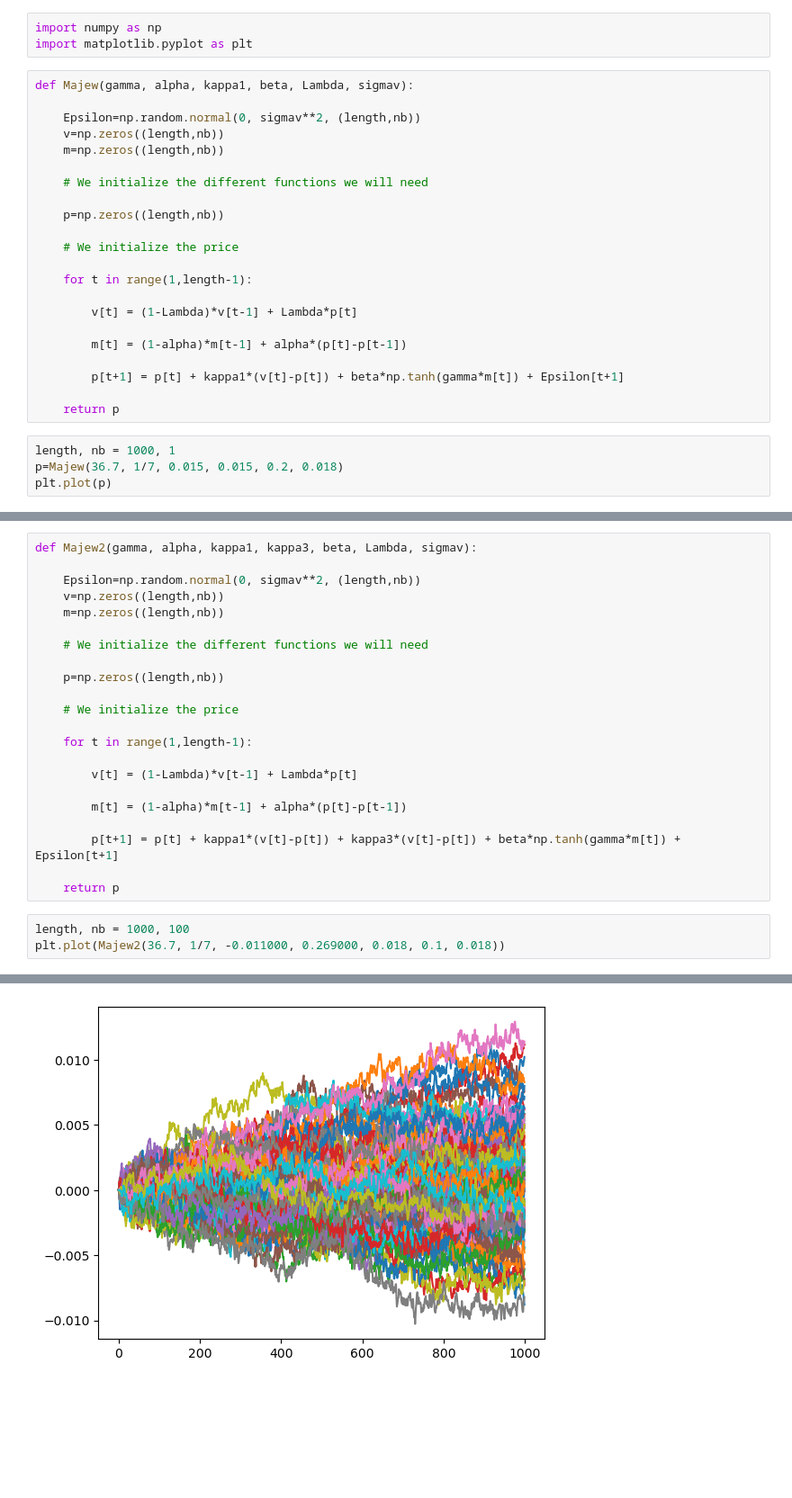
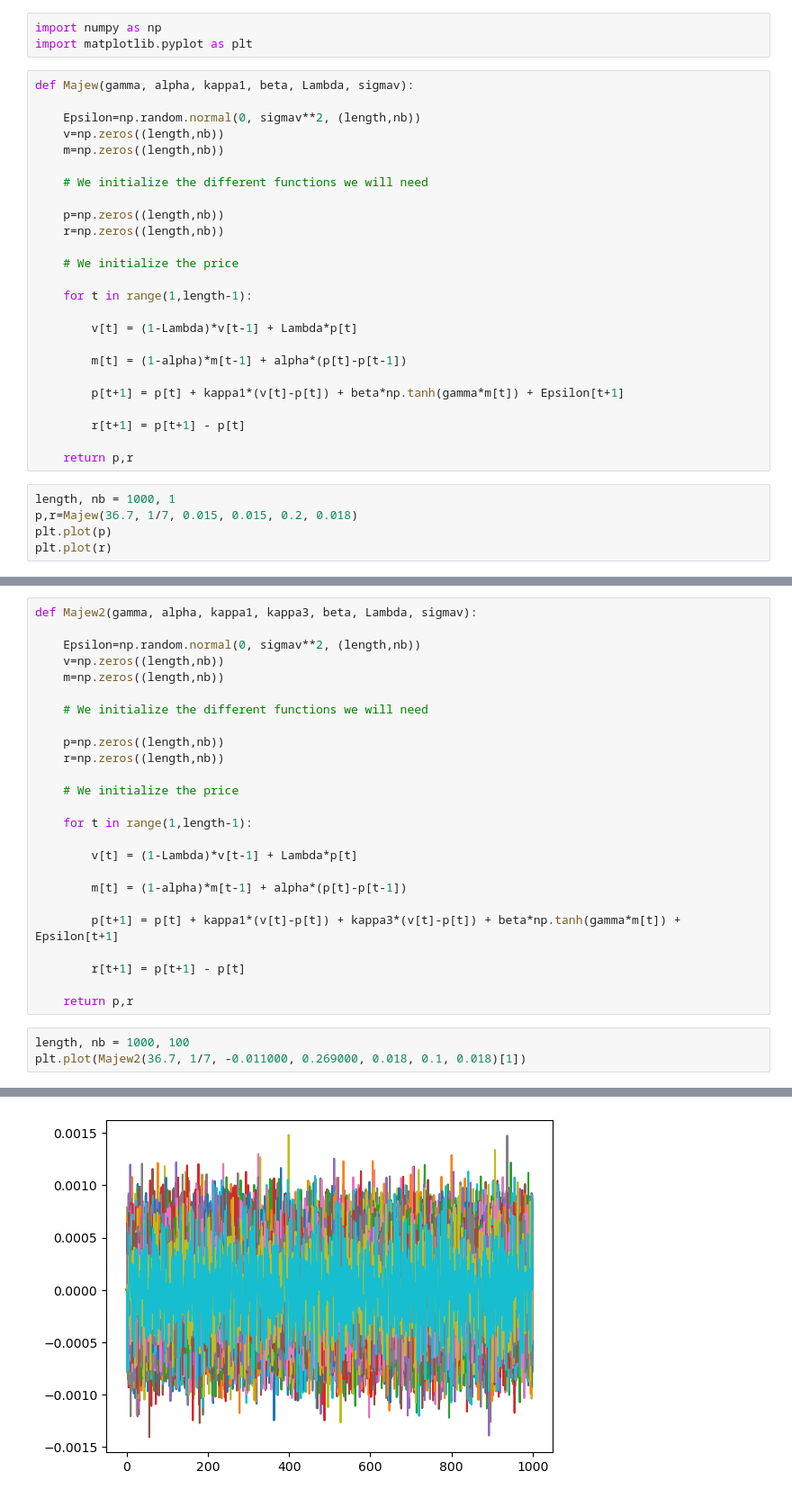
Before and after one commit to GhilesKemiche/ABM-Calibration, a Jupyter notebook: Code.ipynb, the cells around one changed output, grey strips where cells are left out. Shown at 90% size. Cells and saved outputs as stored; diff of their text form; blank space fills up the shorter version.

Commit message:
Correction de r_tilde et ajout de r en retour de Majew et Majew2

```diff
--- a/Code.ipynb
+++ b/Code.ipynb
@@ -11,6 +11,7 @@ def Majew(gamma, alpha, kappa1, beta, Lambda, sigmav):
     # We initialize the different functions we will need
 
     p=np.zeros((length,nb))
+    r=np.zeros((length,nb))
 
     # We initialize the price
 
@@ -22,10 +23,13 @@ def Majew(gamma, alpha, kappa1, beta, Lambda, sigmav):
 
         p[t+1] = p[t] + kappa1*(v[t]-p[t]) + beta*np.tanh(gamma*m[t]) + Epsilon[t+1]
 
-    return p
+        r[t+1] = p[t+1] - p[t]
+
+    return p,r
 # %%
 length, nb = 1000, 1
-p=Majew(36.7, 1/7, 0.015, 0.015, 0.2, 0.018)
+p,r=Majew(36.7, 1/7, 0.015, 0.015, 0.2, 0.018)
 plt.plot(p)
+plt.plot(r)
 # %% [output]
 [<matplotlib.lines.Line2D at 0x...>]
@@ -40,6 +44,7 @@ def Majew2(gamma, alpha, kappa1, kappa3, beta, Lambda, sigmav):
     # We initialize the different functions we will need
 
     p=np.zeros((length,nb))
+    r=np.zeros((length,nb))
 
     # We initialize the price
 
@@ -51,26 +56,28 @@ def Majew2(gamma, alpha, kappa1, kappa3, beta, Lambda, sigmav):
 
         p[t+1] = p[t] + kappa1*(v[t]-p[t]) + kappa3*(v[t]-p[t]) + beta*np.tanh(gamma*m[t]) + Epsilon[t+1]
 
-    return p
+        r[t+1] = p[t+1] - p[t]
+
+    return p,r
 # %%
 length, nb = 1000, 100
-plt.plot(Majew2(36.7, 1/7, -0.011000, 0.269000, 0.018, 0.1, 0.018))
+plt.plot(Majew2(36.7, 1/7, -0.011000, 0.269000, 0.018, 0.1, 0.018)[1])
 # %% [output]
 [<matplotlib.lines.Line2D at 0x...>,
  <matplotlib.lines.Line2D at 0x...>,
  <matplotlib.lines.Line2D at 0x...>,
  <matplotlib.lines.Line2D at 0x...>,
  <matplotlib.lines.Line2D at 0x...>,
  <matplotlib.lines.Line2D at 0x...>,
  <matplotlib.lines.Line2D at 0x...>,
  <matplotlib.lines.Line2D at 0x...>,
  <matplotlib.lines.Line2D at 0x...>,
  <matplotlib.lines.Line2D at 0x...>,
  <matplotlib.lines.Line2D at 0x...>,
  <matplotlib.lines.Line2D at 0x...>,
 ... (84 lines left out)
  <matplotlib.lines.Line2D at 0x...>,
  <matplotlib.lines.Line2D at 0x...>,
  <matplotlib.lines.Line2D at 0x...>,
  <matplotlib.lines.Line2D at 0x...>]
-[figure, old version]
+[figure, new version]
```
Also changed, not shown: parts of 1 cell of this notebook, 1 other file.
